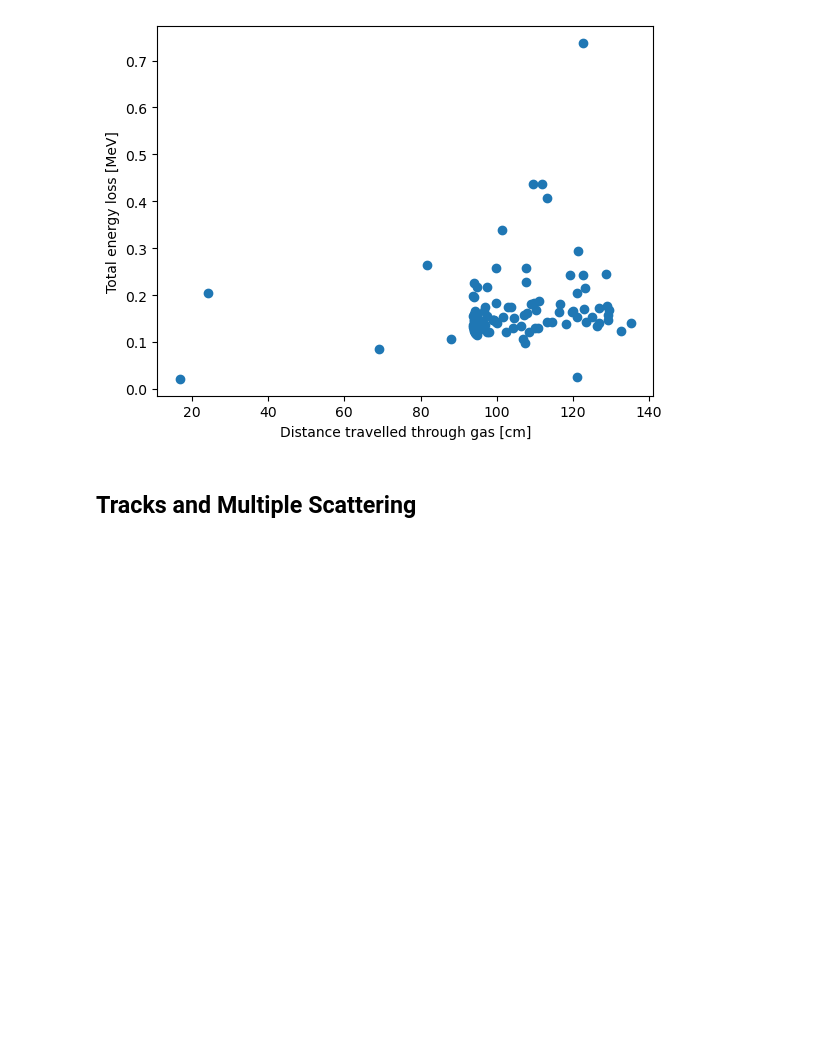
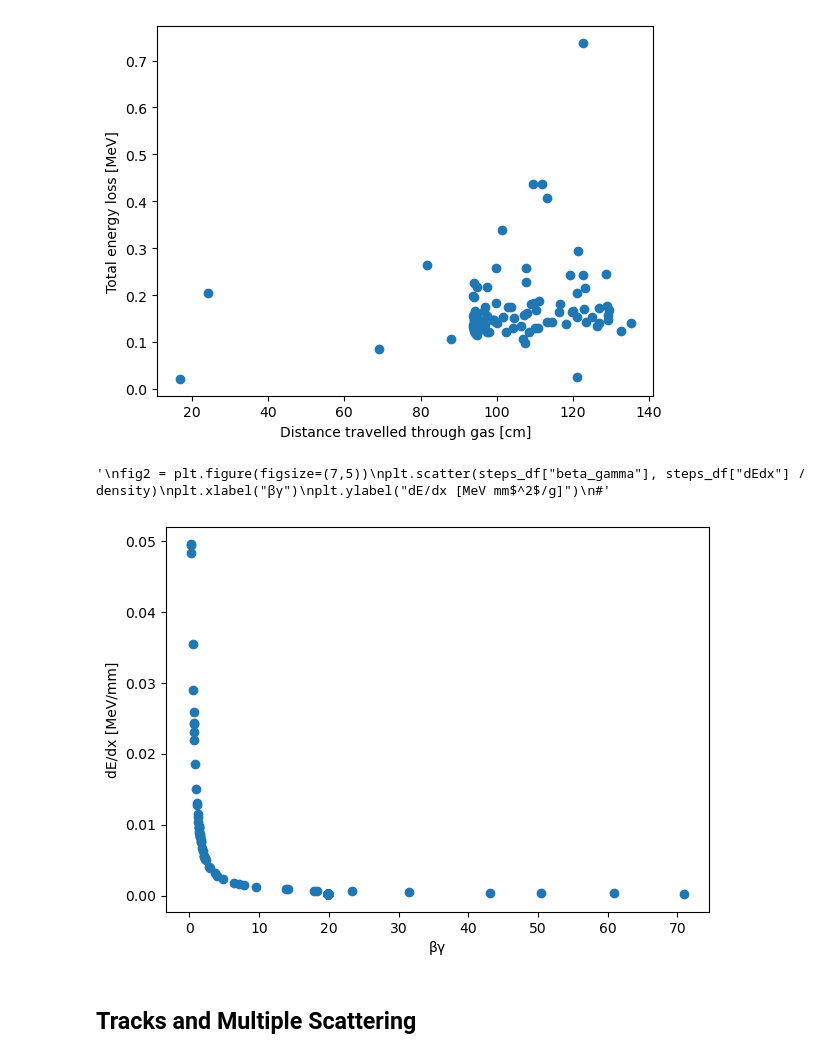
Before and after one commit to JayPRobertson/Belle-II, a Jupyter notebook: Python/geant4_data_analysis.ipynb, the cells around one changed output. Saved outputs shown, nothing was run; the diff lists cells and outputs as text; code cells hidden in the pictures; blank space fills up the shorter version.

```diff
--- a/Python/geant4_data_analysis.ipynb
+++ b/Python/geant4_data_analysis.ipynb
@@ -113,6 +113,24 @@ def plot_Eloss_over_dist(df1, df2):
 tot_dis = plot_Eloss_over_dist(events_df, steps_df)
 # %% [output]
 [figure]
+# %%
+rest_mass = 105.6583715 #MeV
+density =  4.75079e15 * 0.000001 #g /mm3
+
+fig = plt.figure(figsize=(7,5))
+plt.scatter(steps_df["beta_gamma"], steps_df["dEdx"])
+plt.xlabel("βγ")
+plt.ylabel("dE/dx [MeV/mm]")
+
+'''
+fig2 = plt.figure(figsize=(7,5))
+plt.scatter(steps_df["beta_gamma"], steps_df["dEdx"] / density)
+plt.xlabel("βγ")
+plt.ylabel("dE/dx [MeV mm$^2$/g]")
+#'''
+# %% [output]
+'\nfig2 = plt.figure(figsize=(7,5))\nplt.scatter(steps_df["beta_gamma"], steps_df["dEdx"] / density)\nplt.xlabel("βγ")\nplt.ylabel("dE/dx [MeV mm$^2$/g]")\n#'
+[figure, added]
 # %% [markdown]
 ## Tracks and Multiple Scattering
 # %%
```
Also changed, not shown: 15 other files.
